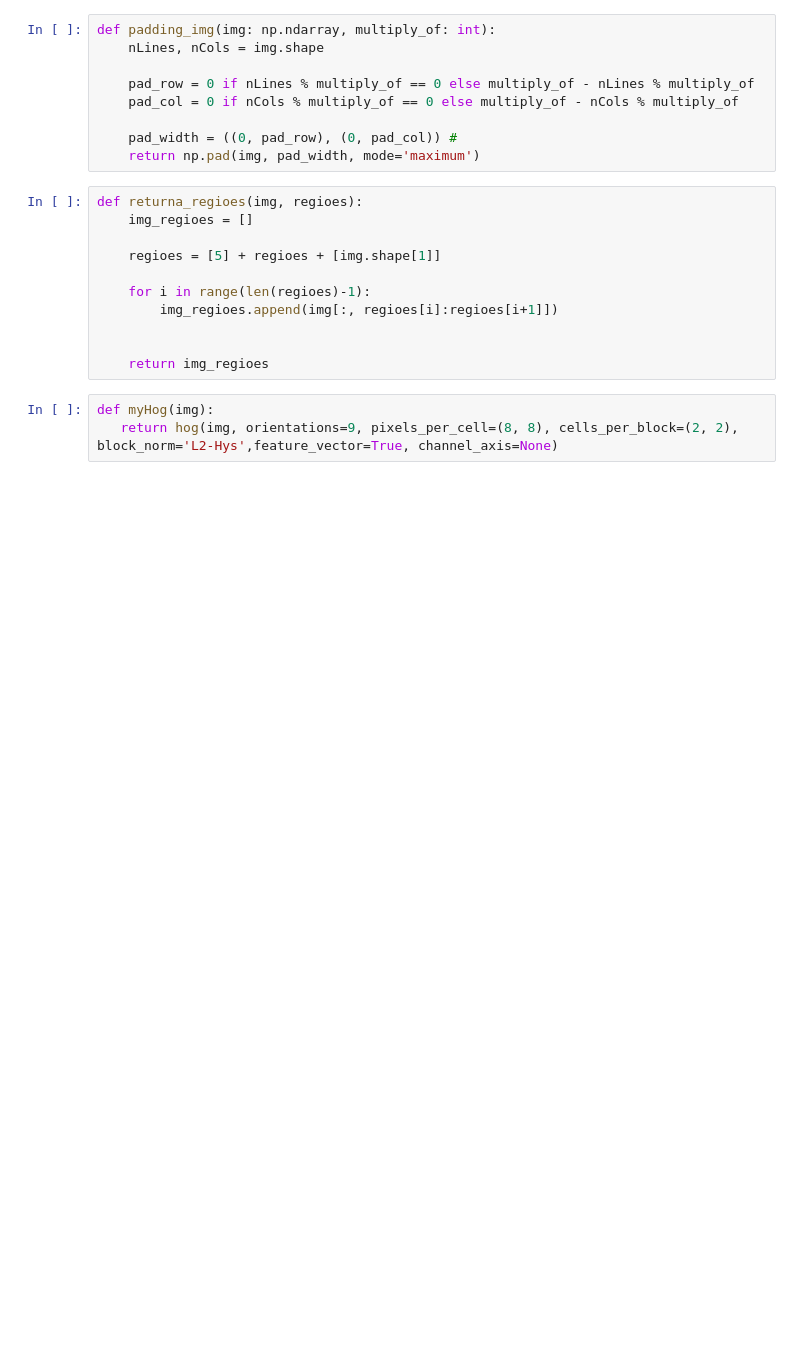
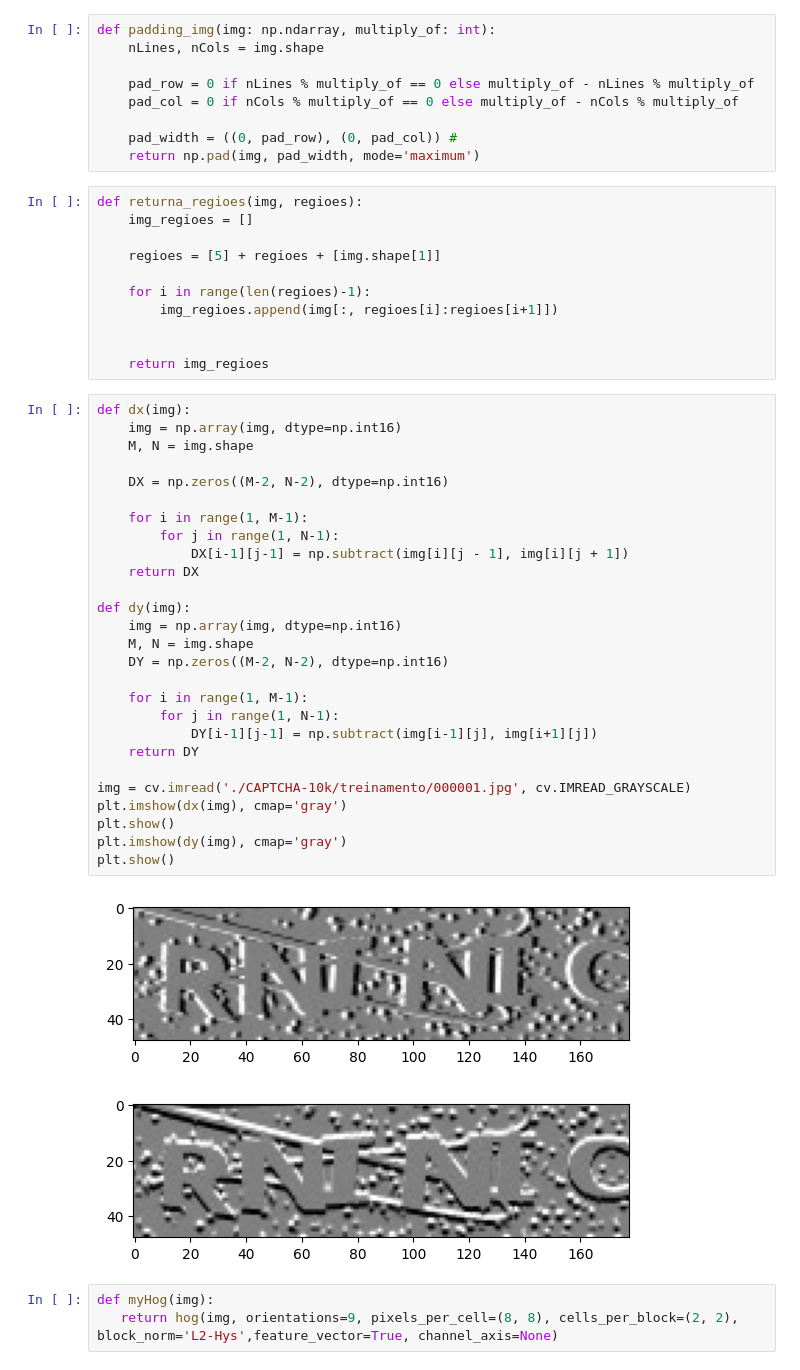
Before and after one commit to Samuel-Brisio/ufmg_icv_classificador, a Jupyter notebook: classificador_hog.ipynb, the cells around one changed output. Cells and saved outputs as stored; diff of their text form; blank space fills up the shorter version.

```diff
--- a/classificador_hog.ipynb
+++ b/classificador_hog.ipynb
@@ -33,6 +33,36 @@ def returna_regioes(img, regioes):
 
 
     return img_regioes
+# %%
+def dx(img):
+    img = np.array(img, dtype=np.int16)
+    M, N = img.shape
+
+    DX = np.zeros((M-2, N-2), dtype=np.int16)
+
+    for i in range(1, M-1):
+        for j in range(1, N-1):
+            DX[i-1][j-1] = np.subtract(img[i][j - 1], img[i][j + 1])
+    return DX
+
+def dy(img):
+    img = np.array(img, dtype=np.int16)
+    M, N = img.shape
+    DY = np.zeros((M-2, N-2), dtype=np.int16)
+
+    for i in range(1, M-1):
+        for j in range(1, N-1):
+            DY[i-1][j-1] = np.subtract(img[i-1][j], img[i+1][j])
+    return DY
+
+img = cv.imread('./CAPTCHA-10k/treinamento/000001.jpg', cv.IMREAD_GRAYSCALE)
+plt.imshow(dx(img), cmap='gray')
+plt.show()
+plt.imshow(dy(img), cmap='gray')
+plt.show()
+# %% [output]
+[figure, added]
+[figure, added]
 # %%
 def myHog(img):
    return hog(img, orientations=9, pixels_per_cell=(8, 8), cells_per_block=(2, 2), block_norm='L2-Hys',feature_vector=True, channel_axis=None)
```
Also changed, not shown: parts of 2 cells of this notebook.
